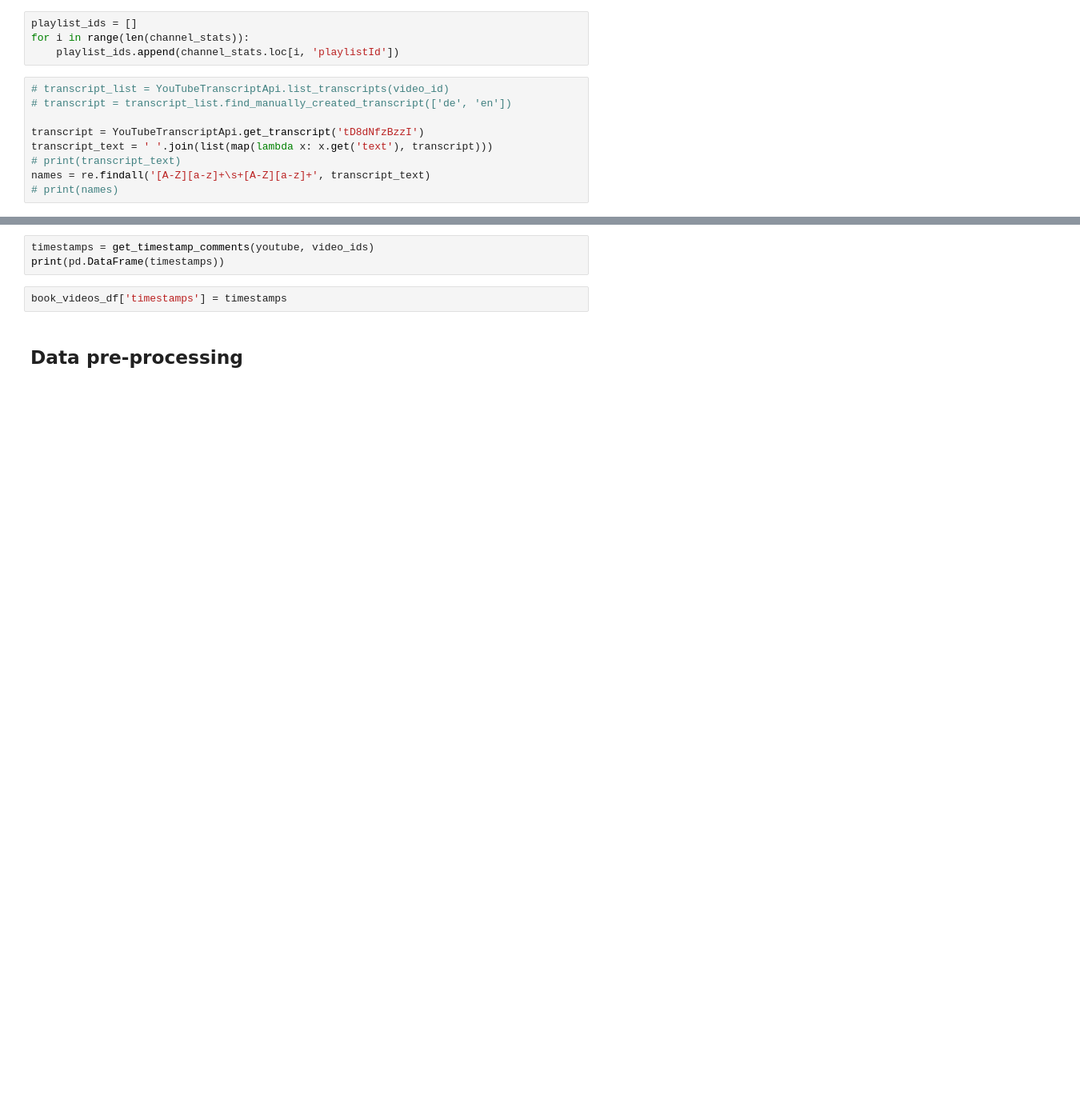
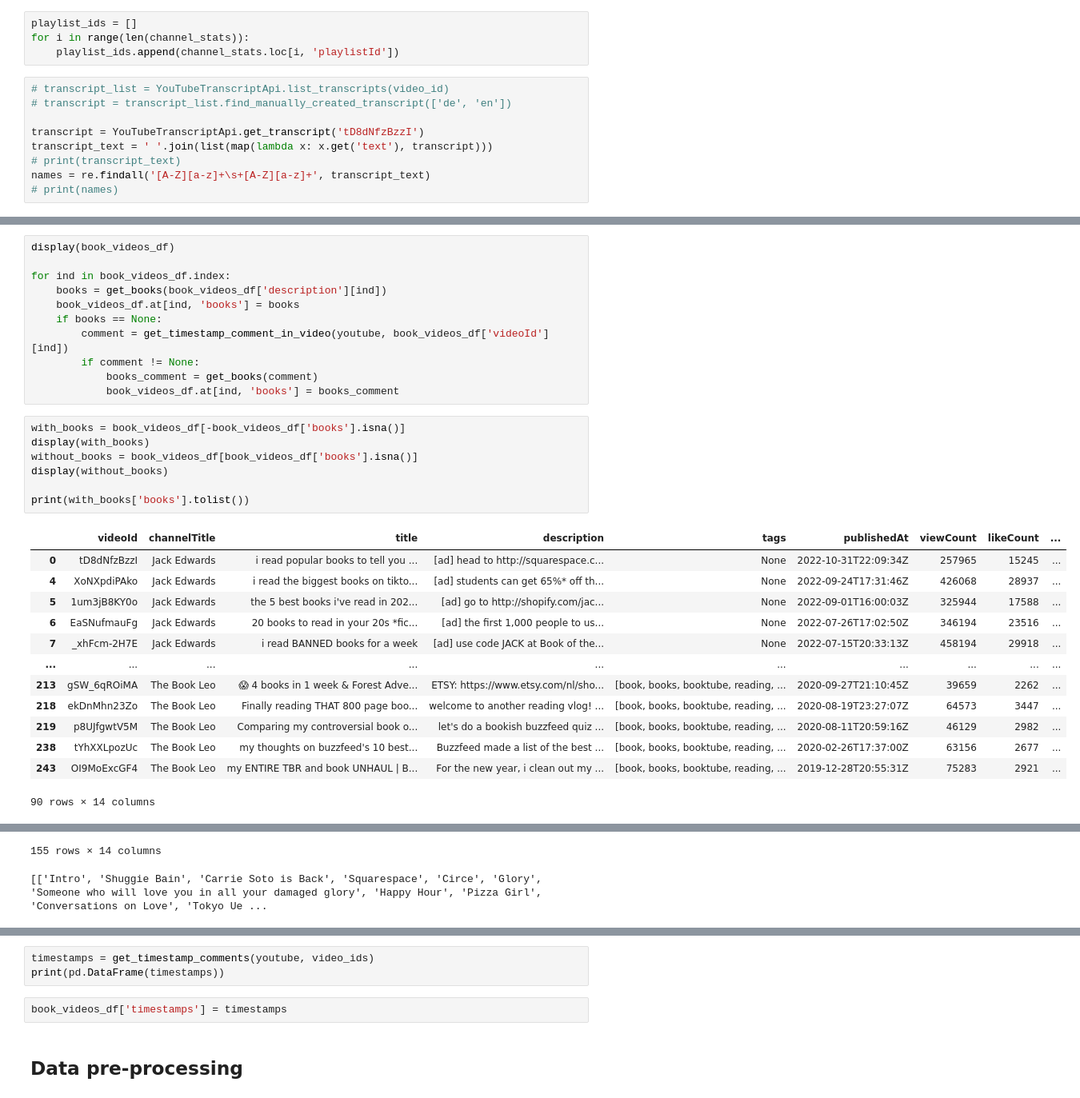
Before and after one commit to alex-x-o/Youreads, a Jupyter notebook: youtube_api.ipynb, the cells around one changed output, grey strips where cells are left out. Shown at 80% size. Saved outputs shown, nothing was run; the diff lists cells and outputs as text; blank space fills up the shorter version.

```diff
--- a/youtube_api.ipynb
+++ b/youtube_api.ipynb
@@ -132,0 +133,32 @@ display(channel_stats)
+# %%
+display(book_videos_df)
+
+for ind in book_videos_df.index:
+    books = get_books(book_videos_df['description'][ind])
+    book_videos_df.at[ind, 'books'] = books
+    if books == None:
+        comment = get_timestamp_comment_in_video(youtube, book_videos_df['videoId'][ind])
+        if comment != None:
+            books_comment = get_books(comment)
+            book_videos_df.at[ind, 'books'] = books_comment
+# %%
+with_books = book_videos_df[-book_videos_df['books'].isna()]
+display(with_books)
+without_books = book_videos_df[book_videos_df['books'].isna()]
+display(without_books)
+
+print(with_books['books'].tolist())
+# %% [output]
+|  | videoId | channelTitle | title | description | tags | publishedAt | viewCount | likeCount | ... |
+| 0 | tD8dNfzBzzI | Jack Edwards | i read popular books to tell you ... | [ad] head to http://squarespace.c... | None | 2022-10-31T22:09:34Z | 257965 | 15245 | ... |
+| 4 | XoNXpdiPAko | Jack Edwards | i read the biggest books on tikto... | [ad] students can get 65%* off th... | None | 2022-09-24T17:31:46Z | 426068 | 28937 | ... |
+| 5 | 1um3jB8KY0o | Jack Edwards | the 5 best books i've read in 202... | [ad] go to http://shopify.com/jac... | None | 2022-09-01T16:00:03Z | 325944 | 17588 | ... |
+| 6 | EaSNufmauFg | Jack Edwards | 20 books to read in your 20s *fic... | [ad] the first 1,000 people to us... | None | 2022-07-26T17:02:50Z | 346194 | 23516 | ... |
+| 7 | _xhFcm-2H7E | Jack Edwards | i read BANNED books for a week | [ad] use code JACK at Book of the... | None | 2022-07-15T20:33:13Z | 458194 | 29918 | ... |
+| ... | ... | ... | ... | ... | ... | ... | ... | ... | ... |
+| 213 | gSW_6qROiMA | The Book Leo | 😱 4 books in 1 week & Forest Adve... | ETSY: https://www.etsy.com/nl/sho... | [book, books, booktube, reading, ... | 2020-09-27T21:10:45Z | 39659 | 2262 | ... |
+| 218 | ekDnMhn23Zo | The Book Leo | Finally reading THAT 800 page boo... | welcome to another reading vlog! ... | [book, books, booktube, reading, ... | 2020-08-19T23:27:07Z | 64573 | 3447 | ... |
+| 219 | p8UJfgwtV5M | The Book Leo | Comparing my controversial book o... | let's do a bookish buzzfeed quiz ... | [book, books, booktube, reading, ... | 2020-08-11T20:59:16Z | 46129 | 2982 | ... |
+| 238 | tYhXXLpozUc | The Book Leo | my thoughts on buzzfeed's 10 best... | Buzzfeed made a list of the best ... | [book, books, booktube, reading, ... | 2020-02-26T17:37:00Z | 63156 | 2677 | ... |
+| 243 | OI9MoExcGF4 | The Book Leo | my ENTIRE TBR and book UNHAUL | B... | For the new year, i clean out my ... | [book, books, booktube, reading, ... | 2019-12-28T20:55:31Z | 75283 | 2921 | ... |
+90 rows × 14 columns
@@ -133,3 +177,5 @@ display(channel_stats)
+155 rows × 14 columns
+[['Intro', 'Shuggie Bain', 'Carrie Soto is Back', 'Squarespace', 'Circe', 'Glory', 'Someone who will love you in all your damaged glory', 'Happy Hour', 'Pizza Girl', 'Conversations on Love', 'Tokyo Ue ...
 # %%
 test_string = '''1. The Love Hypothesis - Ali Hazelwood 0:48
 2. Bunny - Mona Awad 5:00
```
Also changed, not shown: parts of 9 cells of this notebook, 1 other file.
